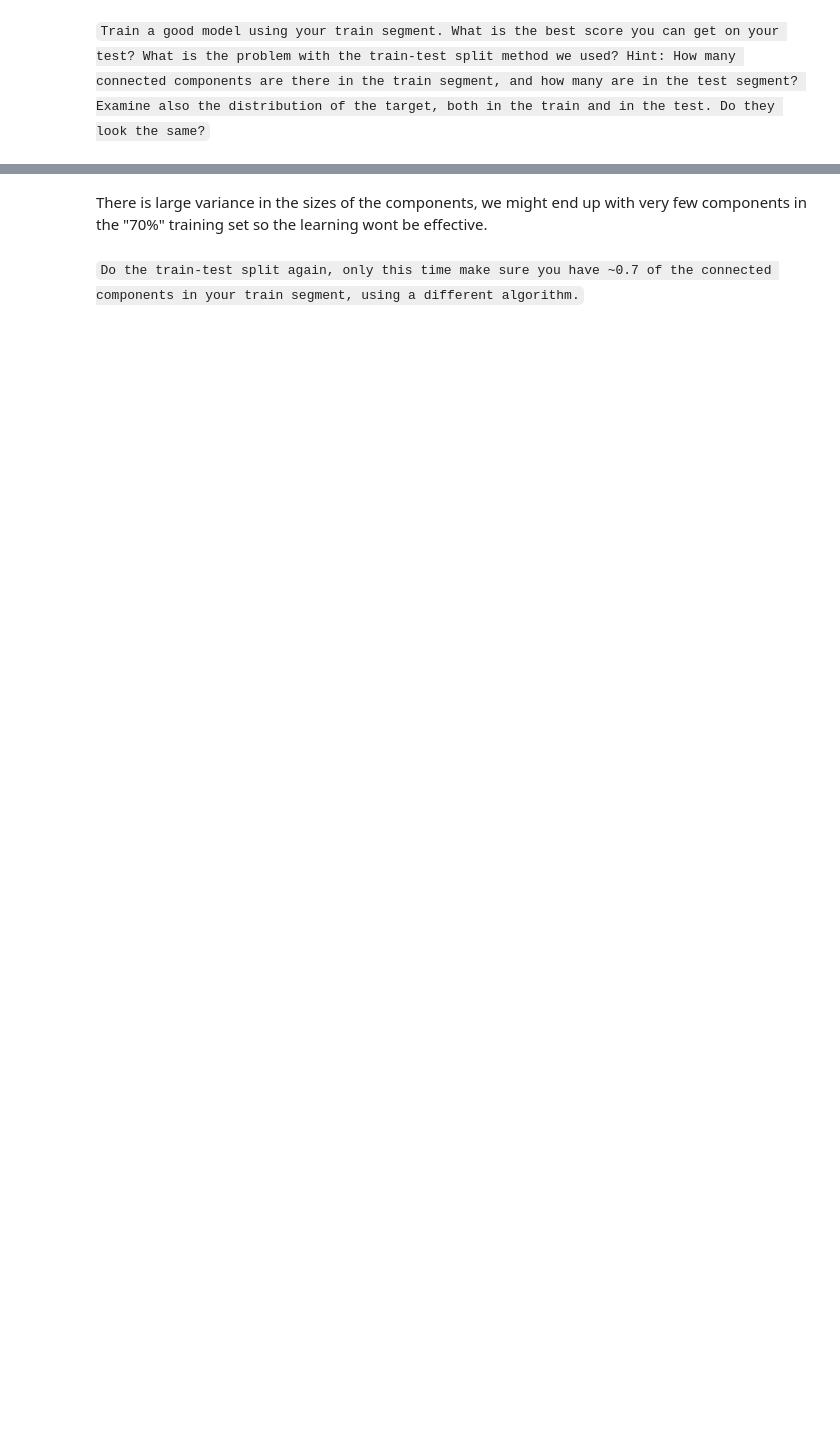
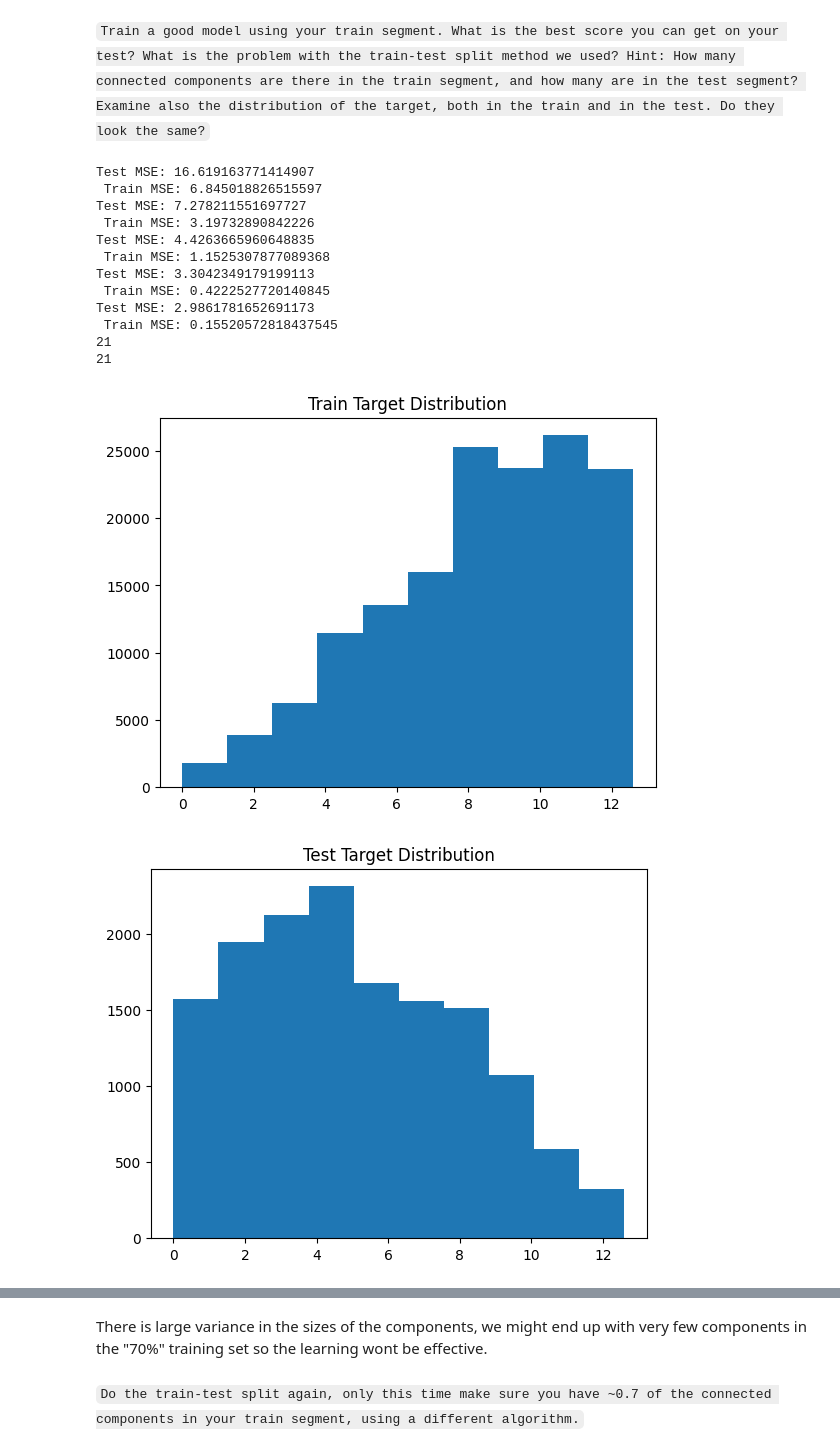
Before and after one commit to roy-boy-1/shampoo, a Jupyter notebook: train_test_split/train-test split exercise.ipynb, the cells around one changed output, grey strips where cells are left out. Cells and saved outputs as stored; diff of their text form; code cells hidden in the pictures; blank space fills up the shorter version.

```diff
--- a/train_test_split/train-test split exercise.ipynb
+++ b/train_test_split/train-test split exercise.ipynb
@@ -120,36 +159,57 @@ def xy_from_train_test(train_segment, test_segment):
     y_train = train_segment["target"]
     y_test = test_segment["target"]
     return x_train, x_test, y_train, y_test
 
 
 def fit_eval(clf, x_train, x_test, y_train, y_test):
     clf.fit(x_train, y_train)
     test_mse = mean_squared_error(y_test, clf.predict(x_test))
     train_mse = mean_squared_error(y_train, clf.predict(x_train))
     print(f"Test MSE: {test_mse}\n Train MSE: {train_mse}")
     return test_mse, train_mse
 
 x_train, x_test, y_train, y_test = xy_from_train_test(train_segment, test_segment)
 plt.figure()
+plt.title("Train Target Distribution")
 plt.hist(y_train)
 plt.figure()
+plt.title("Test Target Distribution")
 plt.hist(y_test)
 
 
 depth_test_mses = []
 depth_train_mses = []
+depth_range = range(1, 22, 5)
 
-for d in range(1, 21):
+for d in depth_range:
     clf = RandomForestRegressor(max_depth=d)
     test_mse, train_mse = fit_eval(clf, x_train, x_test, y_train, y_test)
     depth_test_mses.append(test_mse)
     depth_train_mses.append(train_mse)
 
-print(np.argmin(depth_test_mses) + 1)
-print(np.argmin(depth_train_mses) + 1)
+print(depth_range[np.argmin(depth_test_mses)])
+print(depth_range[np.argmin(depth_train_mses)])
 
 plt.figure()
-plt.scatter(range(1, 21), depth_test_mses)
-plt.scatter(range(1, 21), depth_train_mses)
+plt.title("MSE against depth")
+plt.plot(depth_range, depth_test_mses, label="test")
+plt.plot(depth_range, depth_train_mses, label="train")
+plt.legend()
+plt.show()
 
-best_depth = np.argmin(depth_test_mses) + 1
+best_depth = depth_range[np.argmin(depth_test_mses)]
+# %% [output]
+Test MSE: 16.619163771414907
+ Train MSE: 6.845018826515597
+Test MSE: 7.278211551697727
+ Train MSE: 3.19732890842226
+Test MSE: 4.4263665960648835
+ Train MSE: 1.1525307877089368
+Test MSE: 3.3042349179199113
+ Train MSE: 0.4222527720140845
+Test MSE: 2.9861781652691173
+ Train MSE: 0.15520572818437545
+21
+21
+[figure, added]
+[figure, added]
```
Also changed, not shown: parts of 12 cells of this notebook.
